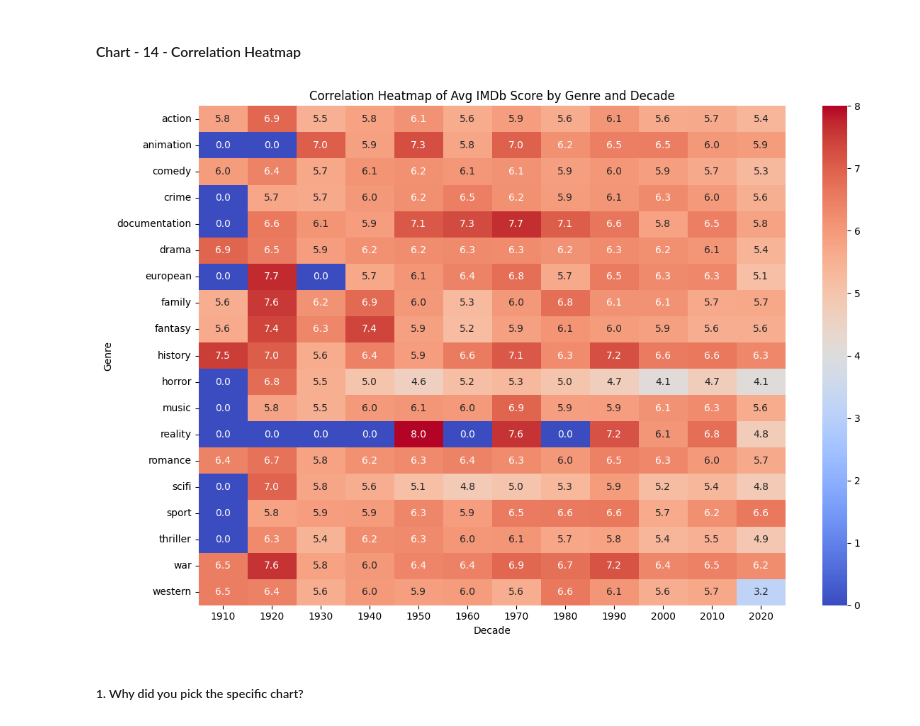
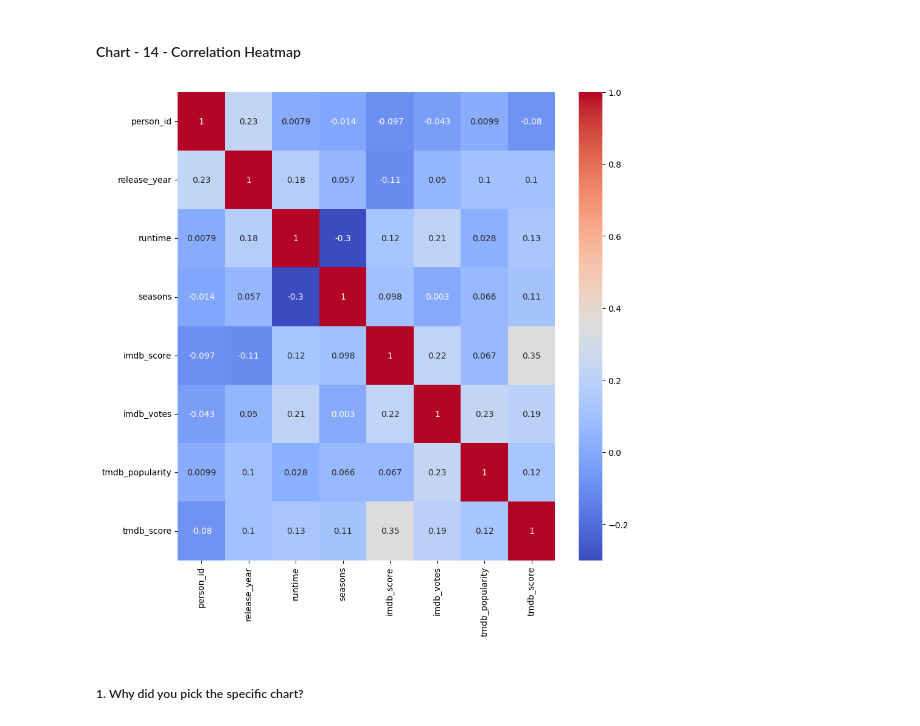
Before and after one commit to karthikdoguparthi/Amazon-Prime-EDA, a Jupyter notebook: Amazon_Prime_EDA.ipynb, the cells around one changed output. Cells and saved outputs as stored; diff of their text form; code cells hidden in the pictures.

```diff
--- a/Amazon_Prime_EDA.ipynb
+++ b/Amazon_Prime_EDA.ipynb
@@ -771,24 +771,15 @@ Are there any insights that lead to negative growth? Justify with specific reaso
 It shows where the company to invest in show or movie based on the runtime of the show.
 # %% [markdown]
 #### Chart - 14 - Correlation Heatmap
-# %%
-# Correlation Heatmap visualization code
-
-exploded_df['decade'] = (exploded_df['release_year'] // 10) * 10
-
-heatmap_data = (
-    exploded_df[exploded_df['imdb_score'].notnull()].groupby(['genres', 'decade'])['imdb_score'].mean()
-    .unstack().fillna(0))
-
-plt.figure(figsize=(12, 8))
-sns.heatmap(heatmap_data, annot=True, fmt=".1f", cmap='coolwarm')
-plt.title('Correlation Heatmap of Avg IMDb Score by Genre and Decade')
-plt.xlabel('Decade')
-plt.ylabel('Genre')
-plt.tight_layout()
-plt.show()
-# %% [output]
-[figure, removed]
+# %%
+# Correlation Heatmap visualization code
+
+corhmap = merged_df.select_dtypes(include = ['int64','float64'])
+plt.figure(figsize=(10,10))
+sns.heatmap(corhmap.corr(),annot=True,cmap='coolwarm')
+plt.show()
+# %% [output]
+[figure, added]
 # %% [markdown]
 ##### 1. Why did you pick the specific chart?
 # %% [markdown]
```
Also changed, not shown: parts of 7 cells of this notebook.
